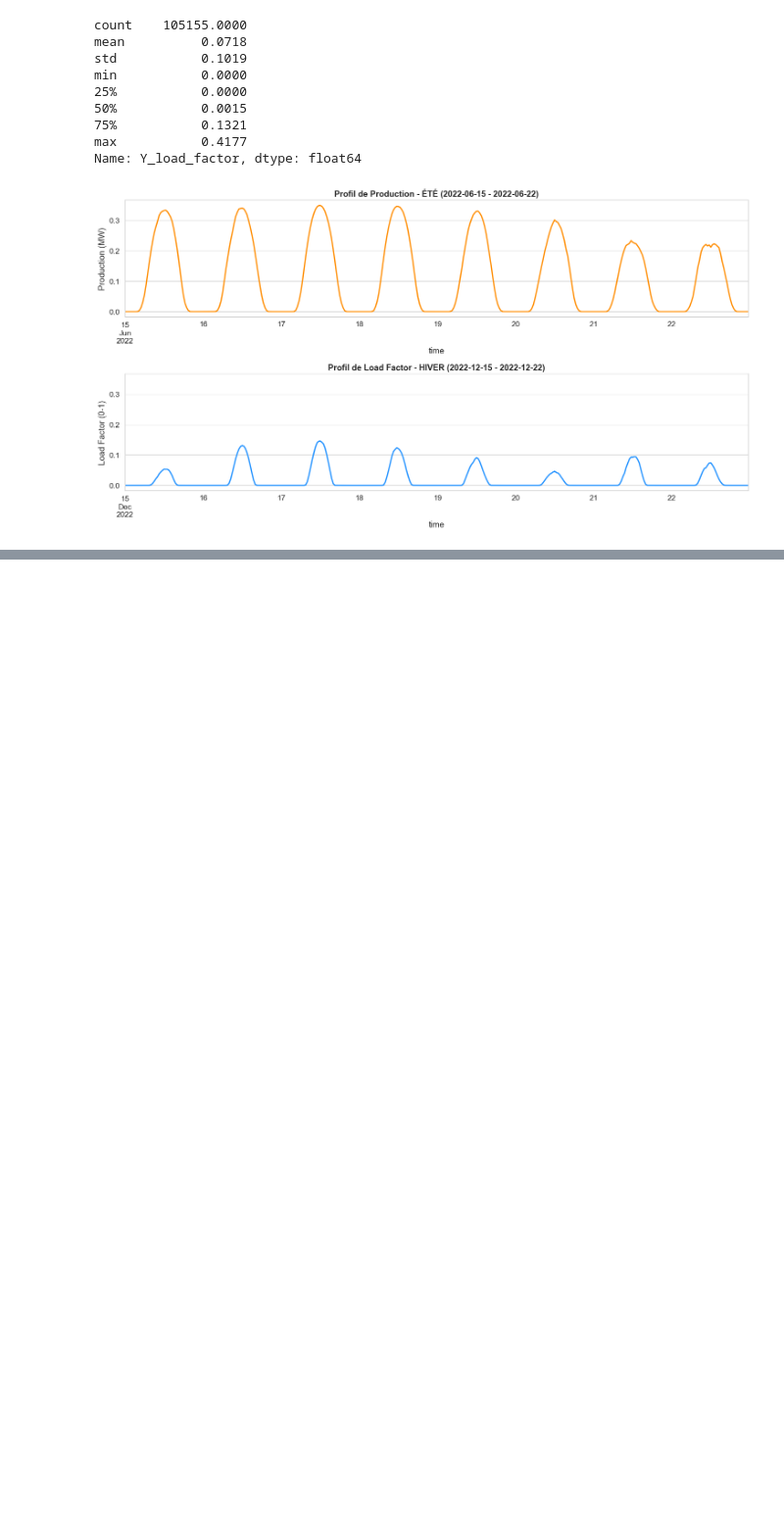
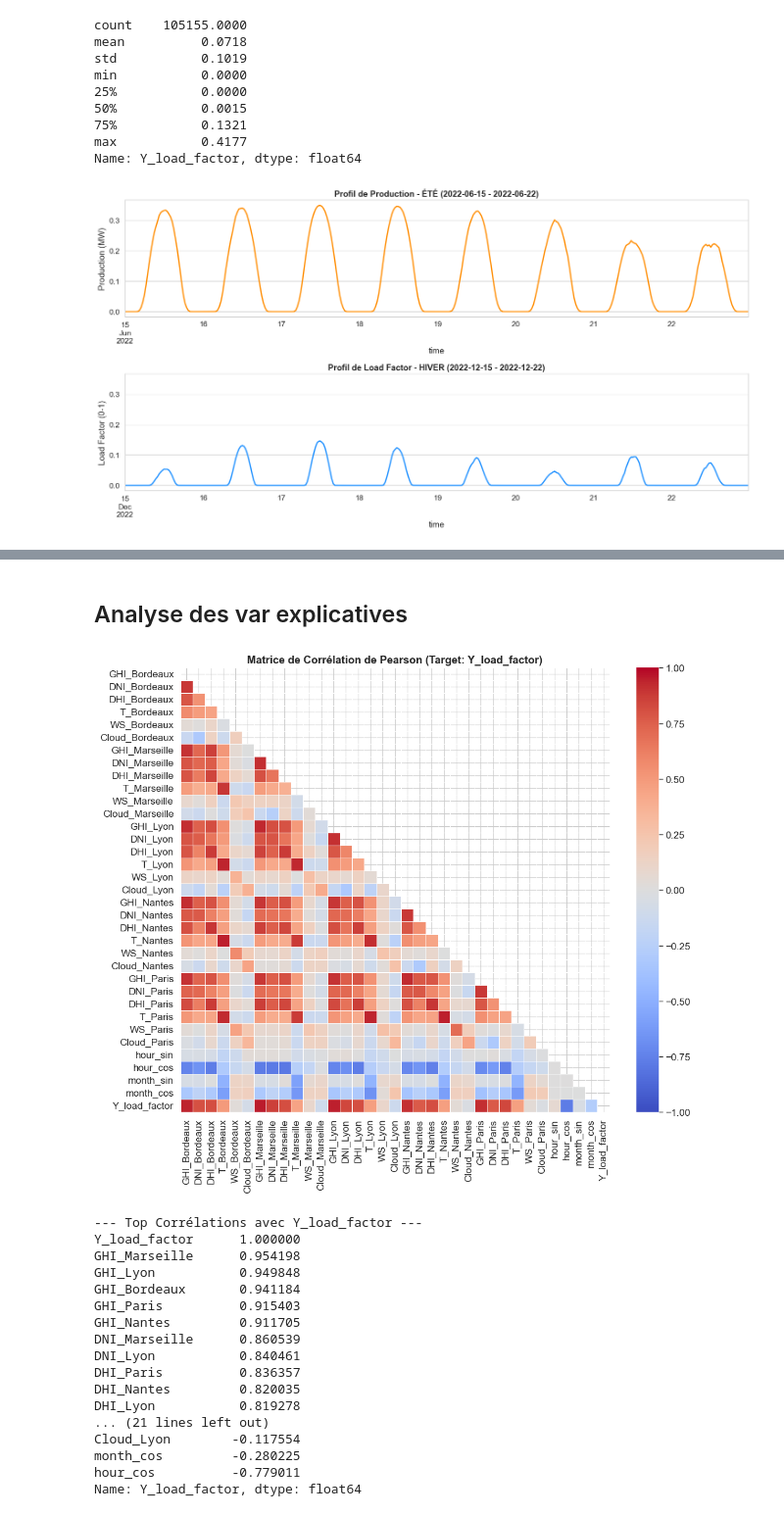
Before and after one commit to IshaghCheikh/PythonProject, a Jupyter notebook: main.ipynb, the cells around one changed output, grey strips where cells are left out. Shown at 98% size. Drawn from its saved outputs; the diff is of its cells as text; code cells hidden in the pictures; blank space fills up the shorter version.

```diff
--- a/main.ipynb
+++ b/main.ipynb
@@ -398,0 +464,51 @@ plt.show()
+# %% [markdown]
+## Analyse des var explicatives
+# %%
+import seaborn as sns
+import matplotlib.pyplot as plt
+
+def plot_correlation_matrix(df, target='Y_load_factor'):
+    # 1. Sélection des colonnes numériques pertinentes
+    # On exclut les colonnes 'textes' ou les dates
+    cols = [c for c in df.select_dtypes(include=np.number).columns if c not in ['Y_production', 'Installed_Capacity']]
+
+    # Calcul de la matrice
+    corr_matrix = df[cols].corr(method='pearson')
+
+    # 2. Visualisation
+    plt.figure(figsize=(12, 10))
+
+    # Masque pour cacher la partie supérieure (redondante)
+    mask = np.triu(np.ones_like(corr_matrix, dtype=bool))
+
+    sns.heatmap(corr_matrix, mask=mask, annot=False, fmt=".2f", cmap='coolwarm',
+                vmin=-1, vmax=1, center=0, linewidths=0.5)
+
+    plt.title(f"Matrice de Corrélation de Pearson (Target: {target})", fontweight='bold')
+    plt.show()
+
+    # 3. Zoom sur la Target
+    print(f"--- Top Corrélations avec {target} ---")
+    print(corr_matrix[target].sort_values(ascending=False))
+
+if 'df' in locals():
+    plot_correlation_matrix(df)
+# %% [output]
+[figure, added]
+--- Top Corrélations avec Y_load_factor ---
+Y_load_factor      1.000000
+GHI_Marseille      0.954198
+GHI_Lyon           0.949848
+GHI_Bordeaux       0.941184
+GHI_Paris          0.915403
+GHI_Nantes         0.911705
+DNI_Marseille      0.860539
+DNI_Lyon           0.840461
+DHI_Paris          0.836357
+DHI_Nantes         0.820035
+DHI_Lyon           0.819278
+... (21 lines left out)
+Cloud_Lyon        -0.117554
+month_cos         -0.280225
+hour_cos          -0.779011
+Name: Y_load_factor, dtype: float64
```
Also changed, not shown: parts of 10 cells of this notebook.
